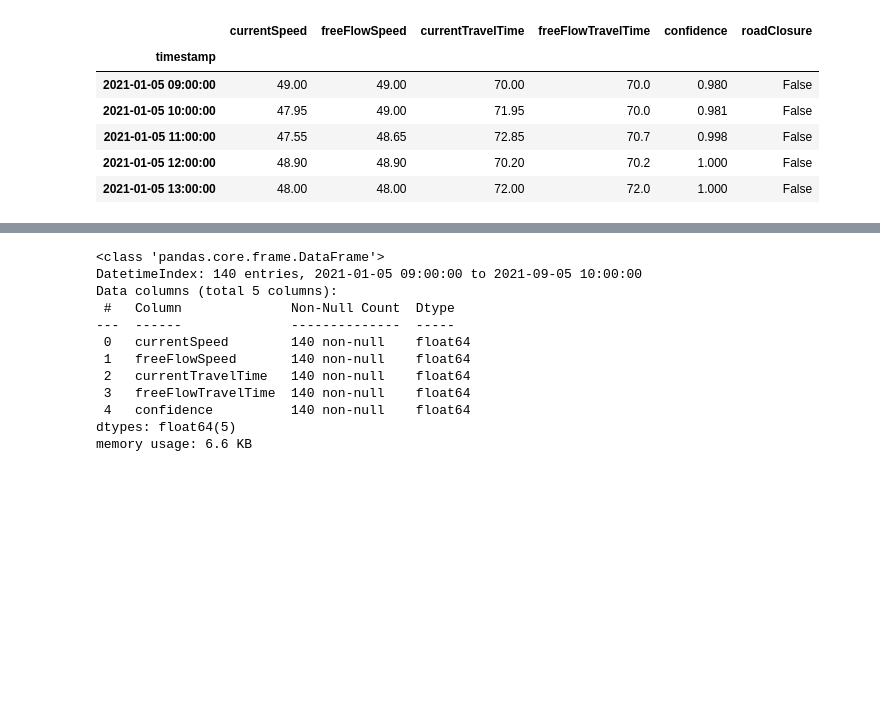
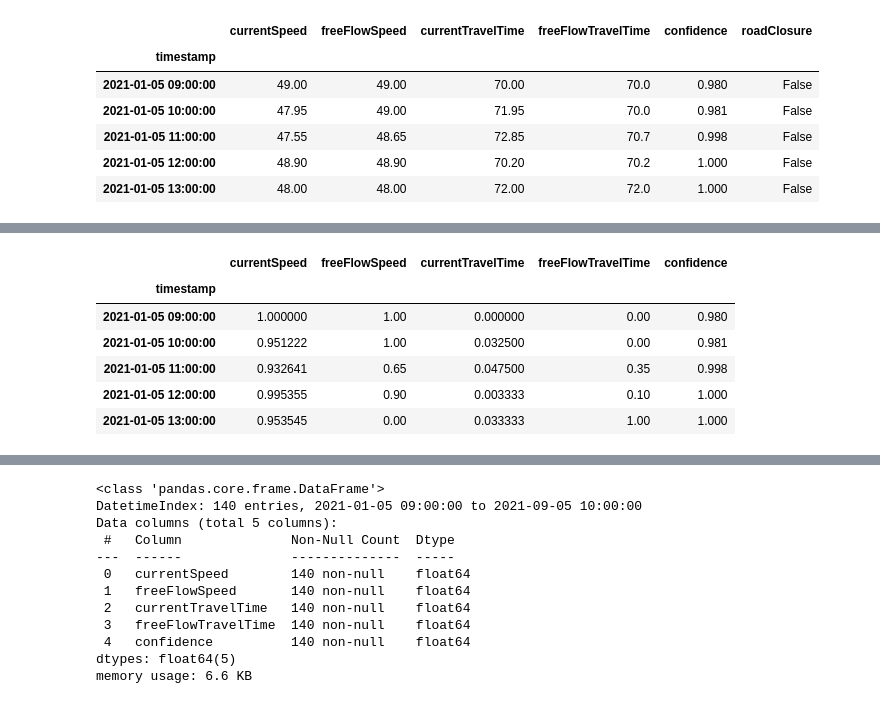
Before and after one commit to ConstancaElias/traffic-flow-sensoring, a Jupyter notebook: Model/TP-Model.ipynb, the cells around one changed output, grey strips where cells are left out. Saved outputs shown, nothing was run; the diff lists cells and outputs as text; code cells hidden in the pictures; blank space fills up the shorter version.

```diff
--- a/Model/TP-Model.ipynb
+++ b/Model/TP-Model.ipynb
@@ -60,2 +90,12 @@ convert = convert.drop(columns = ['roadClosure'])
+# %%
+convert.head()
+# %% [output]
+|  | currentSpeed | freeFlowSpeed | currentTravelTime | freeFlowTravelTime | confidence |
+| timestamp |  |  |  |  |  |
+| 2021-01-05 09:00:00 | 1.000000 | 1.00 | 0.000000 | 0.00 | 0.980 |
+| 2021-01-05 10:00:00 | 0.951222 | 1.00 | 0.032500 | 0.00 | 0.981 |
+| 2021-01-05 11:00:00 | 0.932641 | 0.65 | 0.047500 | 0.35 | 0.998 |
+| 2021-01-05 12:00:00 | 0.995355 | 0.90 | 0.003333 | 0.10 | 1.000 |
+| 2021-01-05 13:00:00 | 0.953545 | 0.00 | 0.033333 | 1.00 | 1.000 |
 # %%
 y = convert['currentSpeed']
```
Also changed, not shown: parts of 20 cells of this notebook.
